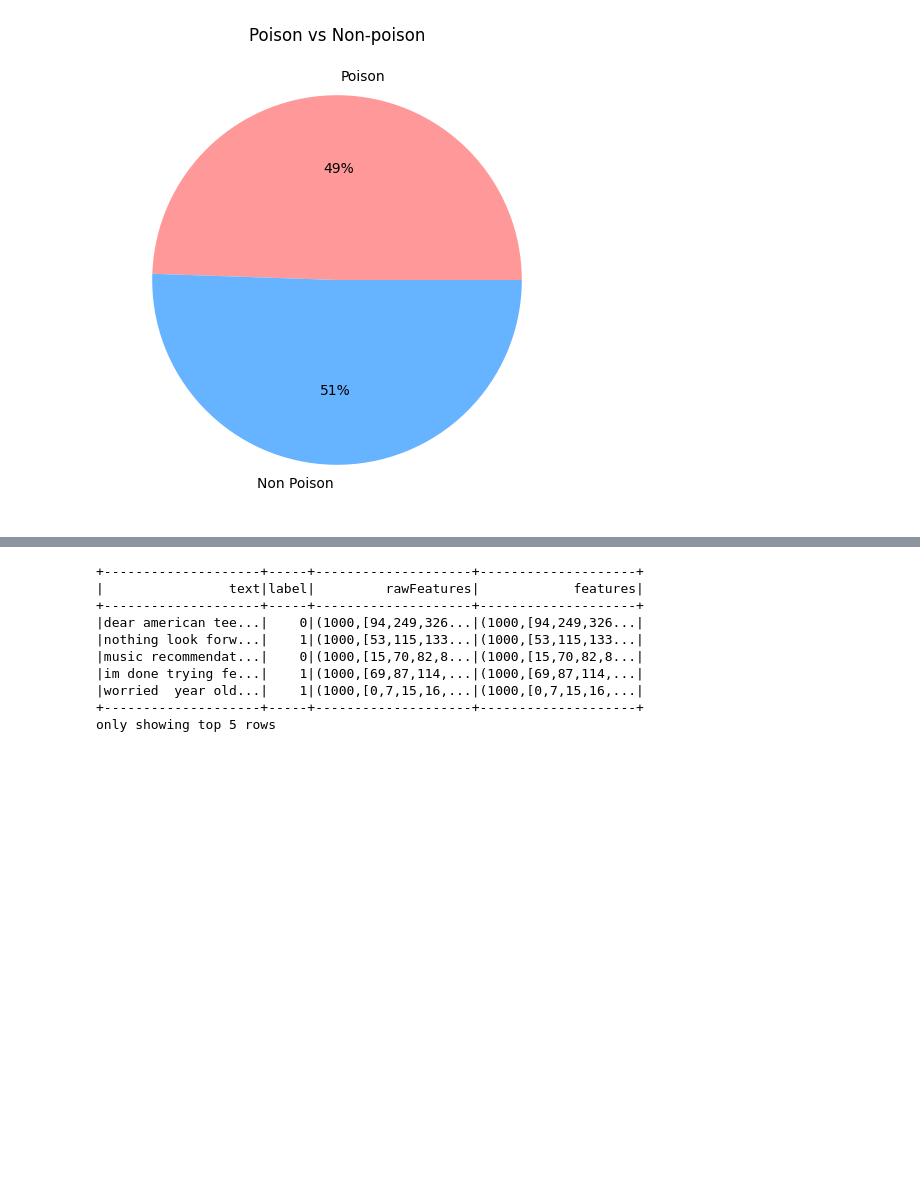
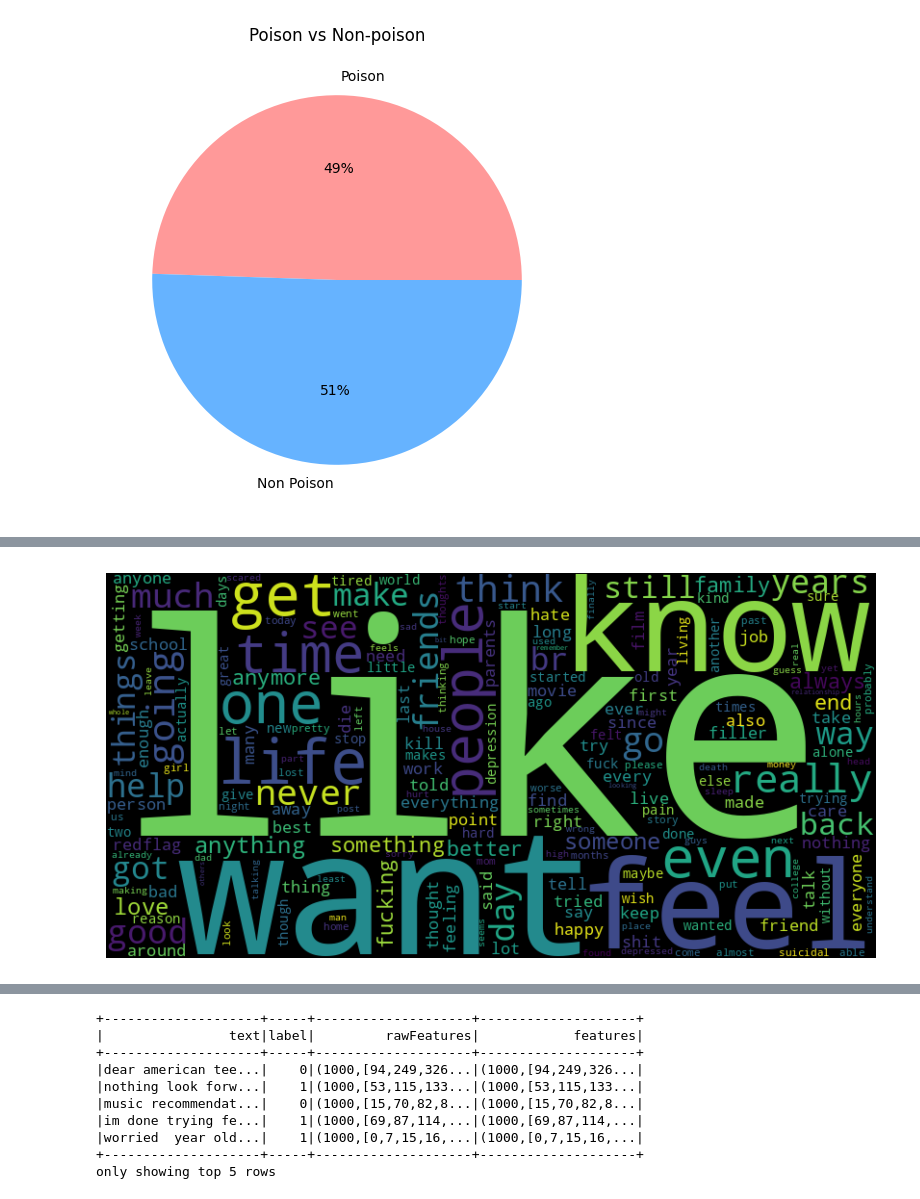
Before and after one commit to furaihan/fp-bdpal, a Jupyter notebook: fp_bdpal.ipynb, the cells around one changed output, grey strips where cells are left out. Saved outputs shown, nothing was run; the diff lists cells and outputs as text; code cells hidden in the pictures; blank space fills up the shorter version.

```diff
--- a/fp_bdpal.ipynb
+++ b/fp_bdpal.ipynb
@@ -73,3 +71,5 @@ df = spark.createDataFrame(pandas_df, schema=schema)
+# %%
+df = spark.read.csv(output_path, header=True, inferSchema=True)
 # %%
 df.show(5)
 # %% [output]
@@ -129,0 +359,19 @@ plt.show()
+# %%
+df_words = df.select(explode("filtered").alias("word"))
+
+# Filter out common words or stop words if necessary
+# You can use the 'stopwords' parameter in the WordCloud constructor
+
+# Convert the DataFrame to Pandas for WordCloud generation
+wordcloud_data = df_words.groupBy("word").count().toPandas()
+
+# Generate the WordCloud
+wordcloud = WordCloud(width=800, height=400, background_color="black").generate_from_frequencies(wordcloud_data.set_index("word")["count"].to_dict())
+
+# Display the WordCloud using Matplotlib
+plt.figure(figsize=(10, 5))
+plt.imshow(wordcloud, interpolation="bilinear")
+plt.axis("off")
+plt.show()
+# %% [output]
+[figure, added]
```
Also changed, not shown: parts of 41 cells of this notebook.
